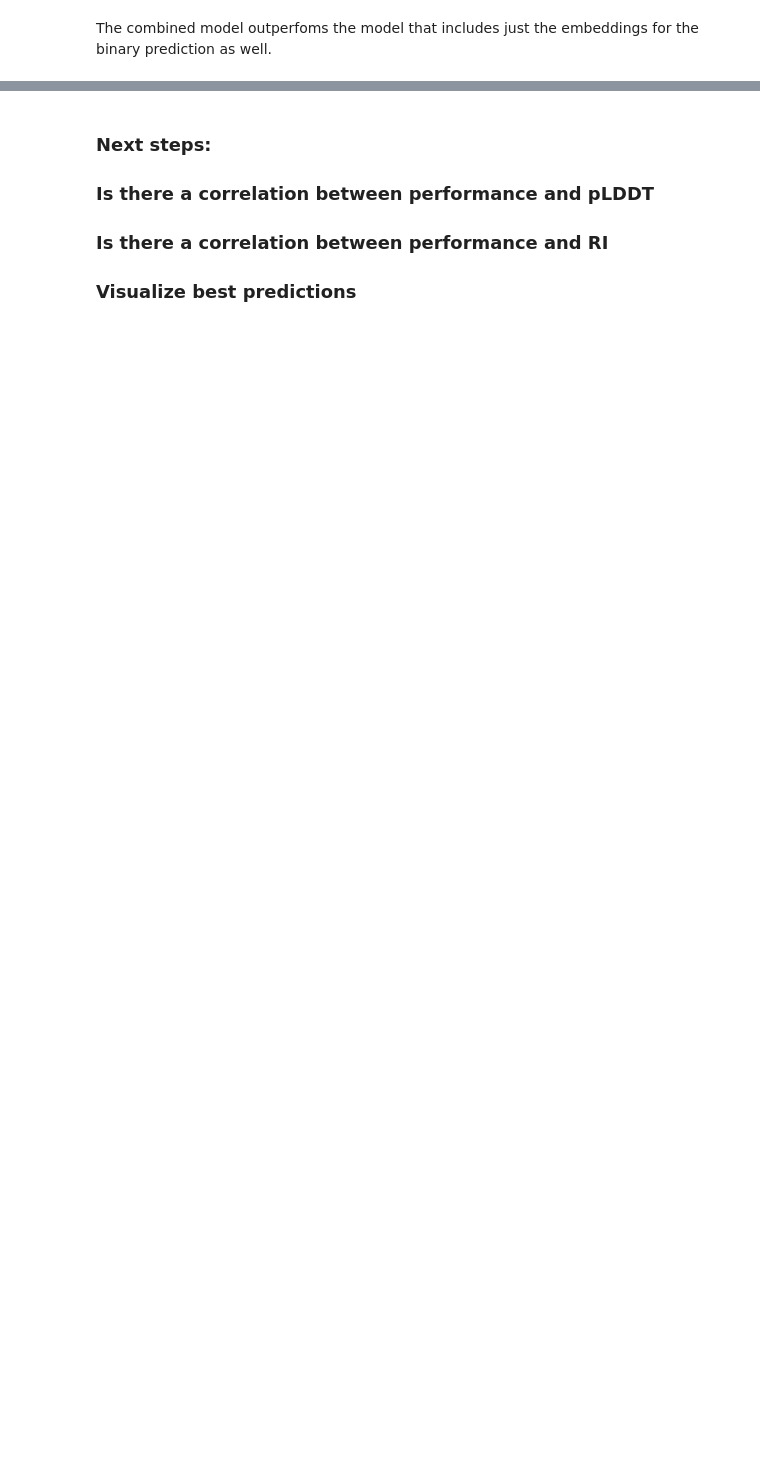
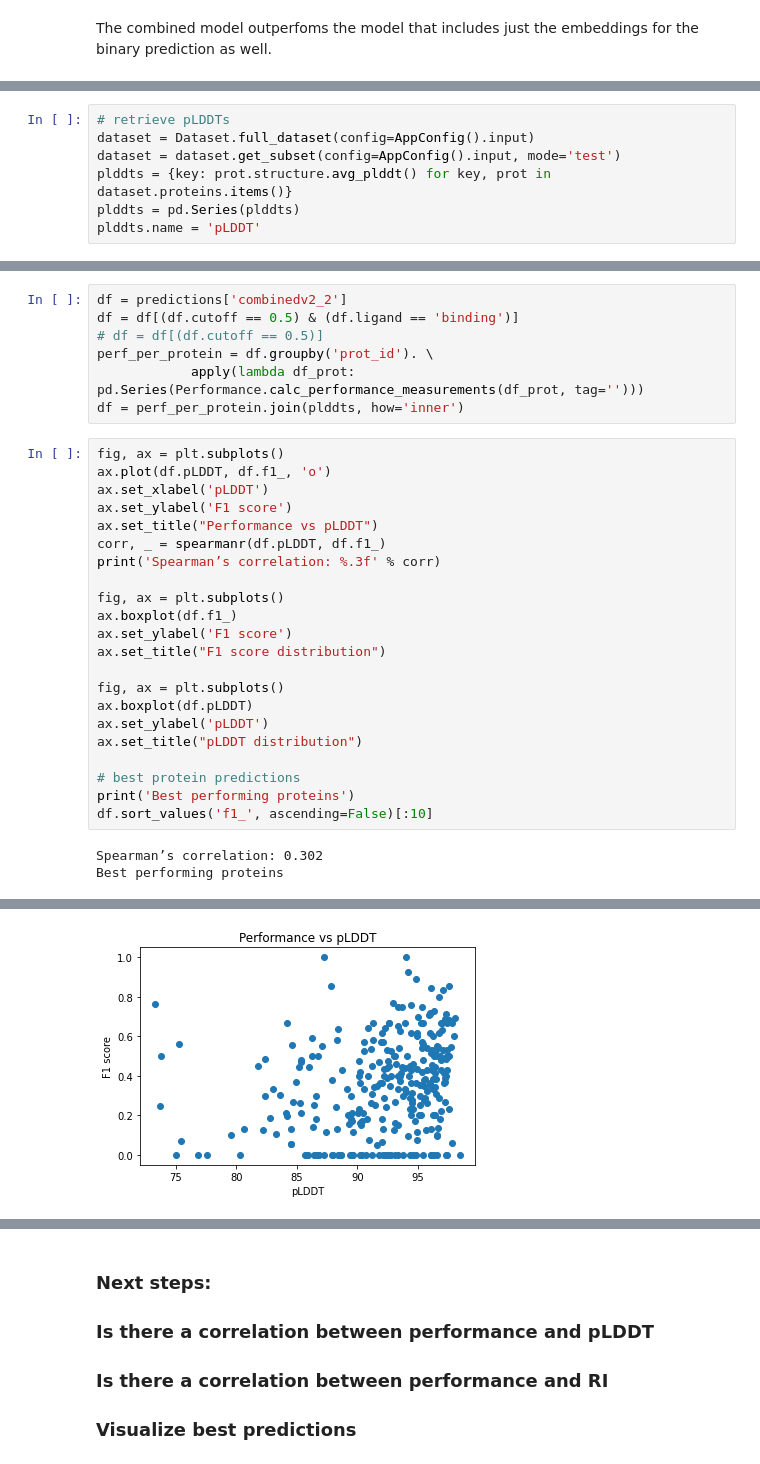
Before and after one commit to gtsitsiridis/bind-af2-embed, a Jupyter notebook: notebooks/train_notebook.ipynb, the cells around one changed output, grey strips where cells are left out. Cells and saved outputs as stored; diff of their text form; blank space fills up the shorter version.

```diff
--- a/notebooks/train_notebook.ipynb
+++ b/notebooks/train_notebook.ipynb
@@ -447,0 +549,7 @@ The combined model outperfoms the model that includes just the embeddings for th
+# %%
+# retrieve pLDDTs
+dataset = Dataset.full_dataset(config=AppConfig().input)
+dataset = dataset.get_subset(config=AppConfig().input, mode='test')
+plddts = {key: prot.structure.avg_plddt() for key, prot in dataset.proteins.items()}
+plddts = pd.Series(plddts)
+plddts.name = 'pLDDT'
@@ -447,0 +561,32 @@ The combined model outperfoms the model that includes just the embeddings for th
+# %%
+df = predictions['combinedv2_2']
+df = df[(df.cutoff == 0.5) & (df.ligand == 'binding')]
+# df = df[(df.cutoff == 0.5)]
+perf_per_protein = df.groupby('prot_id'). \
+            apply(lambda df_prot: pd.Series(Performance.calc_performance_measurements(df_prot, tag='')))
+df = perf_per_protein.join(plddts, how='inner')
+# %%
+fig, ax = plt.subplots()
+ax.plot(df.pLDDT, df.f1_, 'o')
+ax.set_xlabel('pLDDT')
+ax.set_ylabel('F1 score')
+ax.set_title("Performance vs pLDDT")
+corr, _ = spearmanr(df.pLDDT, df.f1_)
+print('Spearman’s correlation: %.3f' % corr)
+
+fig, ax = plt.subplots()
+ax.boxplot(df.f1_)
+ax.set_ylabel('F1 score')
+ax.set_title("F1 score distribution")
+
+fig, ax = plt.subplots()
+ax.boxplot(df.pLDDT)
+ax.set_ylabel('pLDDT')
+ax.set_title("pLDDT distribution")
+
+# best protein predictions
+print('Best performing proteins')
+df.sort_values('f1_', ascending=False)[:10]
+# %% [output]
+Spearman’s correlation: 0.302
+Best performing proteins
@@ -447,0 +604 @@ The combined model outperfoms the model that includes just the embeddings for th
+[figure, added]
```
Also changed, not shown: parts of 30 cells of this notebook.
